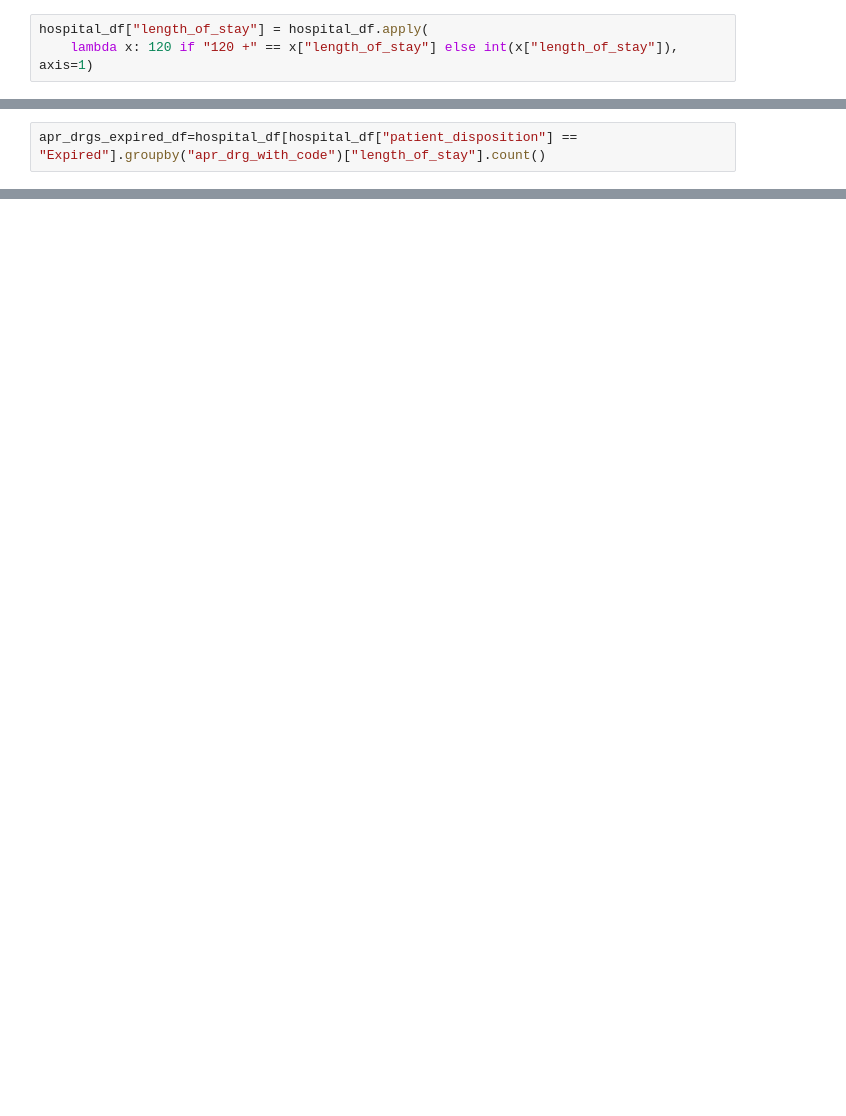
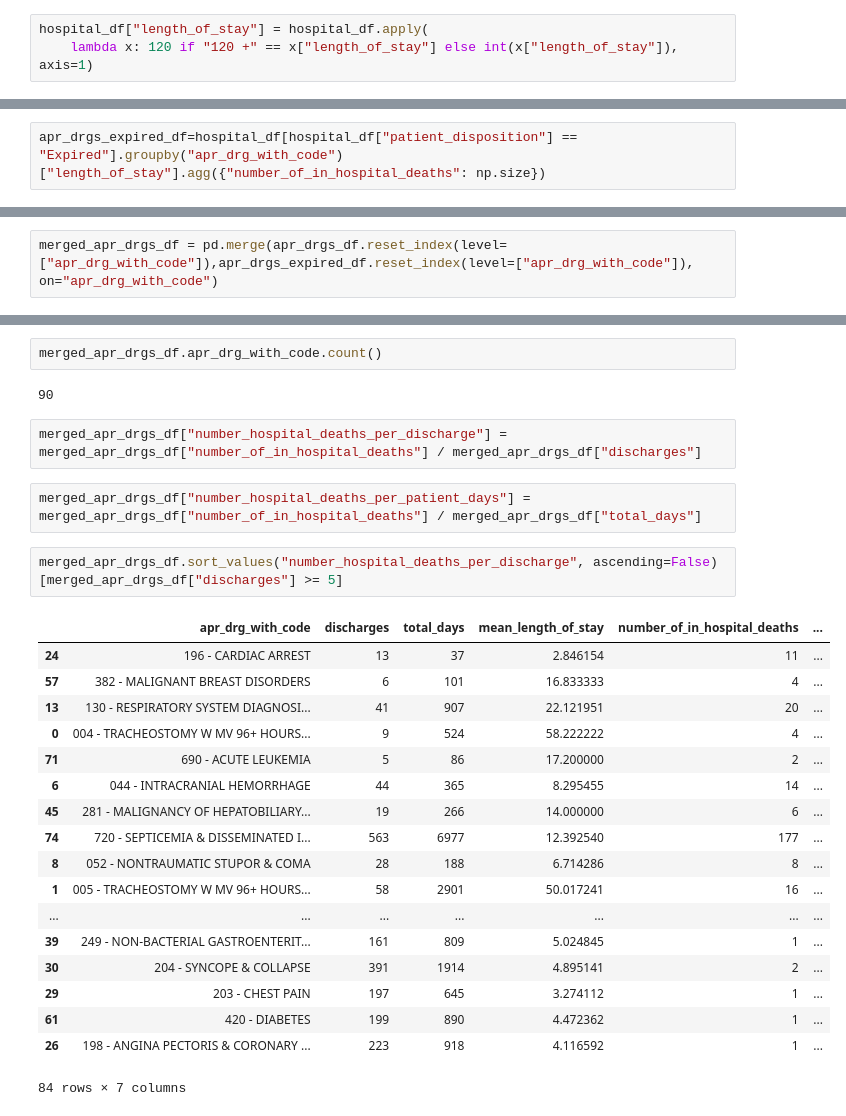
Before and after one commit to jhajagos/health-open-data-workshop, a Jupyter notebook: SPARCS NY Mortality 2014.ipynb, the cells around one changed output, grey strips where cells are left out. Cells and saved outputs as stored; diff of their text form; blank space fills up the shorter version.

```diff
--- a/SPARCS NY Mortality 2014.ipynb
+++ b/SPARCS NY Mortality 2014.ipynb
@@ -160,2 +145,2 @@ hospital_df.groupby("apr_drg_with_code")["length_of_stay"].agg({"discharges": np
 # %%
-apr_drgs_expired_df=hospital_df[hospital_df["patient_disposition"] == "Expired"].groupby("apr_drg_with_code")["length_of_stay"].count()
+apr_drgs_expired_df=hospital_df[hospital_df["patient_disposition"] == "Expired"].groupby("apr_drg_with_code")["length_of_stay"].agg({"number_of_in_hospital_deaths": np.size})
@@ -163,0 +147,2 @@ pd.merge(apr)
+# %%
+merged_apr_drgs_df = pd.merge(apr_drgs_df.reset_index(level=["apr_drg_with_code"]),apr_drgs_expired_df.reset_index(level=["apr_drg_with_code"]), on="apr_drg_with_code")
@@ -163,0 +158,29 @@ pd.merge(apr)
+# %%
+merged_apr_drgs_df.apr_drg_with_code.count()
+# %% [output]
+90
+# %%
+merged_apr_drgs_df["number_hospital_deaths_per_discharge"] = merged_apr_drgs_df["number_of_in_hospital_deaths"] / merged_apr_drgs_df["discharges"]
+# %%
+merged_apr_drgs_df["number_hospital_deaths_per_patient_days"] = merged_apr_drgs_df["number_of_in_hospital_deaths"] / merged_apr_drgs_df["total_days"]
+# %%
+merged_apr_drgs_df.sort_values("number_hospital_deaths_per_discharge", ascending=False)[merged_apr_drgs_df["discharges"] >= 5]
+# %% [output]
+|  | apr_drg_with_code | discharges | total_days | mean_length_of_stay | number_of_in_hospital_deaths | ... |
+| 24 | 196 - CARDIAC ARREST | 13 | 37 | 2.846154 | 11 | ... |
+| 57 | 382 - MALIGNANT BREAST DISORDERS | 6 | 101 | 16.833333 | 4 | ... |
+| 13 | 130 - RESPIRATORY SYSTEM DIAGNOSI... | 41 | 907 | 22.121951 | 20 | ... |
+| 0 | 004 - TRACHEOSTOMY W MV 96+ HOURS... | 9 | 524 | 58.222222 | 4 | ... |
+| 71 | 690 - ACUTE LEUKEMIA | 5 | 86 | 17.200000 | 2 | ... |
+| 6 | 044 - INTRACRANIAL HEMORRHAGE | 44 | 365 | 8.295455 | 14 | ... |
+| 45 | 281 - MALIGNANCY OF HEPATOBILIARY... | 19 | 266 | 14.000000 | 6 | ... |
+| 74 | 720 - SEPTICEMIA & DISSEMINATED I... | 563 | 6977 | 12.392540 | 177 | ... |
+| 8 | 052 - NONTRAUMATIC STUPOR & COMA | 28 | 188 | 6.714286 | 8 | ... |
+| 1 | 005 - TRACHEOSTOMY W MV 96+ HOURS... | 58 | 2901 | 50.017241 | 16 | ... |
+| ... | ... | ... | ... | ... | ... | ... |
+| 39 | 249 - NON-BACTERIAL GASTROENTERIT... | 161 | 809 | 5.024845 | 1 | ... |
+| 30 | 204 - SYNCOPE & COLLAPSE | 391 | 1914 | 4.895141 | 2 | ... |
+| 29 | 203 - CHEST PAIN | 197 | 645 | 3.274112 | 1 | ... |
+| 61 | 420 - DIABETES | 199 | 890 | 4.472362 | 1 | ... |
+| 26 | 198 - ANGINA PECTORIS & CORONARY ... | 223 | 918 | 4.116592 | 1 | ... |
+84 rows × 7 columns
```
Also changed, not shown: parts of 6 cells of this notebook.
